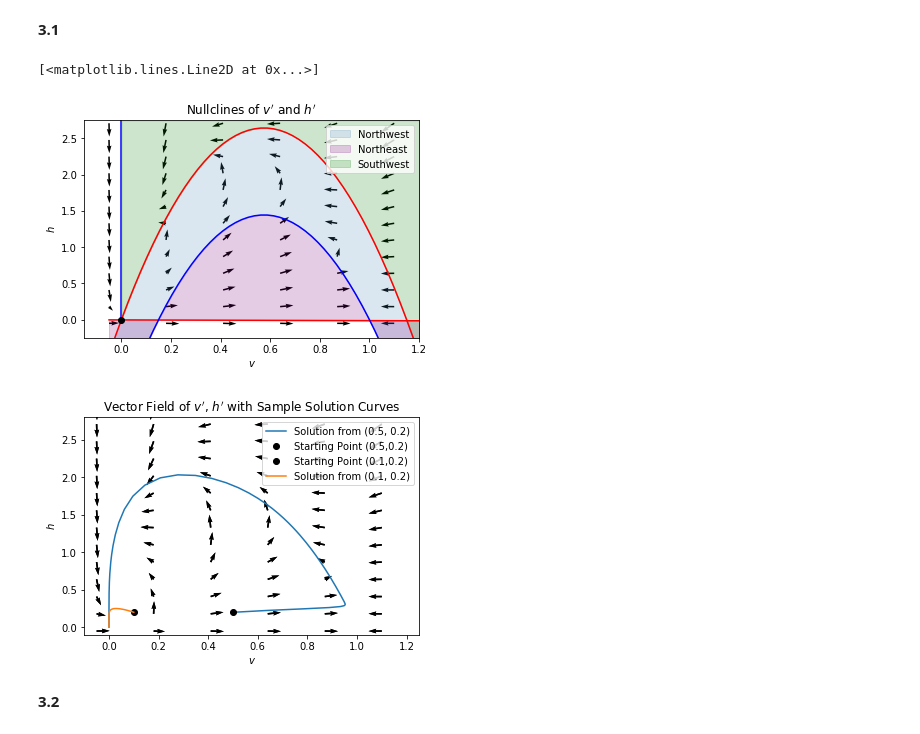
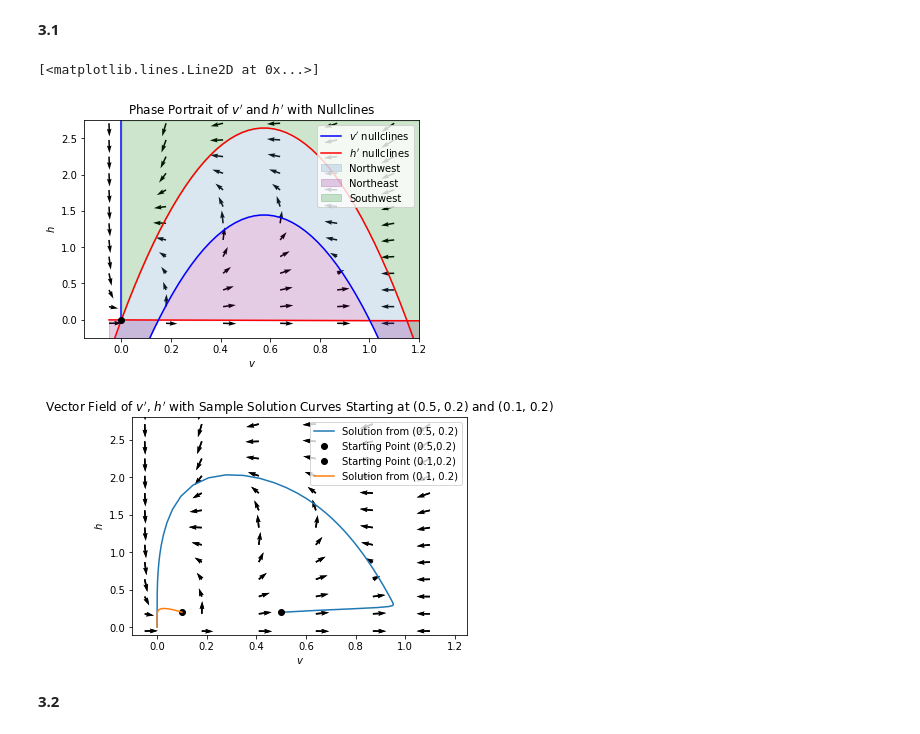
Before and after one commit to sloughlin/differential-equations, a Jupyter notebook: Project3.ipynb, the cells around one changed output. Cells and saved outputs as stored; diff of their text form; code cells hidden in the pictures.

```diff
--- a/Project3.ipynb
+++ b/Project3.ipynb
@@ -7,7 +7,7 @@ from scipy.integrate import ode
 # %%
 # See Wk11_ODESystems.pdf
 #plot in phase space = plot against one another
-def integrator(dx, dy, t_interval, initial_conditions, init=None):
+def integrator(dx, dy, t_interval, initial_conditions, init=None, T=None):
     def vdp1(t, y, init=init):
         a = 0.15
         k = 8
@@ -21,7 +21,9 @@ def integrator(dx, dy, t_interval, initial_conditions, init=None):
     #     dydt[0] = y[1]
     #     dydt[0] = h
 #         dydt[0] = -k*v*(v-a)*(v-1) - v*h
-        if init is not None:
+        if T is not None:
+            dydt[0] = dx(y[0], y[1], t, init, T)
+        elif init is not None:
             dydt[0] = dx(y[0], y[1], t, init)
         else:
             dydt[0] = dx(y[0], y[1], t)
@@ -36,7 +38,6 @@ def integrator(dx, dy, t_interval, initial_conditions, init=None):
 
 #     t_int = np.linspace(t0, t1+1, 500) # points of evaluation of solution
     t_int = np.arange(t0, t1+1, 0.2)
-    print
     # initial value
     y0 = initial_conditions
 
@@ -73,7 +74,7 @@ def integrator(dx, dy, t_interval, initial_conditions, init=None):
 # %% [markdown]
 **Plotting Functions**
 # %%
-def flow(x_interval, y_interval, dx, dy, t, labels, step=1, integrate = False, initial_conditions=None, soln_label = None, init=0):
+def flow(x_interval, y_interval, dx, dy, t, labels, step=1, integrate = False, initial_conditions=None, soln_label = None, init=None):
 # close all; clear all;
     # % This Matlab code generates a vector field for the system of ODEs
     # % dx/dt = f(x,y), dy/dt = g(x,y)
@@ -150,7 +151,7 @@ def flow(x_interval, y_interval, dx, dy, t, labels, step=1, integrate = False, i
         plt.legend()
     # LEGEND!!!!!!!
 
-def plot_nullclines(x_interval, y_interval, x_nullclines, y_nullclines, colors, labels, region_colors = True, alpha = 1.0):
+def plot_nullclines(x_interval, y_interval, x_nullclines, y_nullclines, colors, labels, nullcline_labels, region_colors = True, alpha = 1.0):
     #takes in mins, maxes, list of nullclines, list of colors, labels
     xmin = x_interval[0]
     xmax = x_interval[1]
@@ -162,15 +163,22 @@ def plot_nullclines(x_interval, y_interval, x_nullclines, y_nullclines, colors,
 
     c = 0 # iterator for colors
     for i in range(len(x_nullclines)):
-        plt.plot(x_nullclines[i](y), y, colors[c], alpha = alpha)
+        if i==0:
+            plt.plot(x_nullclines[i](y), y, colors[c], alpha = alpha, label=nullcline_labels[0])
+        else:
+            plt.plot(x_nullclines[i](y), y, colors[c], alpha = alpha)
+
         c+=1
 
     for i in range(len(y_nullclines)):
-        plt.plot(x, y_nullclines[i](x), colors[c], alpha = alpha)
+        if i == 0:
+            plt.plot(x, y_nullclines[i](x), colors[c], alpha = alpha, label = nullcline_labels[1])
+        else:
+            plt.plot(x, y_nullclines[i](x), colors[c], alpha = alpha)
+
         c+=1
 
 
-#     plt.legend()
 
     # Fill between:
 #     plt.fill_between(x, y1, y2)
@@ -181,9 +189,11 @@ def plot_nullclines(x_interval, y_interval, x_nullclines, y_nullclines, colors,
         xlim = np.array([i for i in x if i > 0])
 
         plt.fill_between(xlim, y_nullclines[0](xlim), ymax, alpha=0.2, color="green", label="Southwest")
+#         plt.legend()
 
-        plt.legend()
+    plt.legend()
     plt.xlim((xmin - 0.1, xmax))
     plt.ylim((ymin - 0.2, ymax))
     plt.xlabel('${}$'.format(labels[0]))
     plt.ylabel('${}$'.format(labels[1]))
+#     plt.title(labels[2])
@@ -212,7 +209,7 @@ mu2 = 0.3
 v_interval = [-0.05, 1.2]
 h_interval = [-0.05, 2.75]
 
-labels = ['v', 'h', 'Nullclines of $v\'$ and $h\'$']
+labels = ['v', 'h', 'Phase Portrait of $v\'$ and $h\'$ with Nullclines']
 
 def dvdt(v, h, t, a=a, k=k, eps0=eps0, mu1=mu1, mu2=mu2, init=0):
     return -k*v*(v-a)*(v-1) - v*h
@@ -238,20 +235,24 @@ flow(v_interval,
      [0, 500],
      labels,
      step = 0.23)
+
 h_nullclines = [nullh_1, nullh_2, nullv_2]
 v_nullclines = [nullv_1]
 colors = ['b', 'r', 'r', 'b']
+nullcline_labels = ['$v\'$ nullclines', '$h\'$ nullclines']
 plot_nullclines(v_interval,
                 h_interval,
                 v_nullclines,
                 h_nullclines,
                 colors,
-                labels)
+                labels,
+                nullcline_labels
+               )
 # Plot equilibrium solution: v=0, h=0
 plt.plot(0, 0, 'o', color='black')
 # %% [output]
 [<matplotlib.lines.Line2D at 0x...>]
-[figure, old version]
+[figure, new version]
 # %%
 v_interval = [-0.05, 1.2]
 h_interval = [-0.05, 2.75]
@@ -267,41 +268,41 @@ v0 = 0.5
 h0 = 0.2
 initial_conditions_3a=[v0, h0]
 
-labels[2] = 'Vector Field of $v\'$, $h\'$ with a Sample Solution Curve Starting at ({0}, {1})'.format(initial_conditions_3a[0], initial_conditions_3a[1])
+# labels[2] = 'Vector Field of $v\'$, $h\'$ with a Sample Solution Curve Starting at ({0}, {1})'.format(initial_conditions_3a[0], initial_conditions_3a[1])
 # integrator(dvdt, dhdt, v_interval, h_interval, initial_conditions)
 flow(v_interval,
      h_interval,
      dvdt, dhdt,
      t_interval,
      labels,
      step = 0.23,
      integrate = True,
      initial_conditions=initial_conditions_3a,
      soln_label = 'Solution from (0.5, 0.2)',
      init=None
     )
 
 
 initial_conditions_3b = [0.1, 0.2]
-labels[2] = 'Vector Field of $v\'$, $h\'$ with Sample Solution Curves'.format(initial_conditions_3b[0], initial_conditions_3b[1])
+labels[2] = 'Vector Field of $v\'$, $h\'$ with Sample Solution Curves Starting at (0.5, 0.2) and (0.1, 0.2)'.format(initial_conditions_3b[0], initial_conditions_3b[1])
 plt.plot(initial_conditions_3a[0], initial_conditions_3a[1], 'o', color='black', label="Starting Point ({},{})".format(initial_conditions_3a[0], initial_conditions_3a[1]))
 plt.plot(initial_conditions_3b[0], initial_conditions_3b[1], 'o', color='black', label="Starting Point ({},{})".format(initial_conditions_3b[0], initial_conditions_3b[1]))
 
 
 
 flow(v_interval,
      h_interval,
      dvdt, dhdt,
      t_interval,
      labels,
      step = 0.23,
      integrate = True,
      initial_conditions=initial_conditions_3b,
      soln_label = 'Solution from (0.1, 0.2)',
      init=None
     )
 # %% [output]
-[figure, old version]
+[figure, new version]
 # %% [markdown]
 **3.2**
 # %%
```
Also changed, not shown: parts of 10 cells of this notebook.
